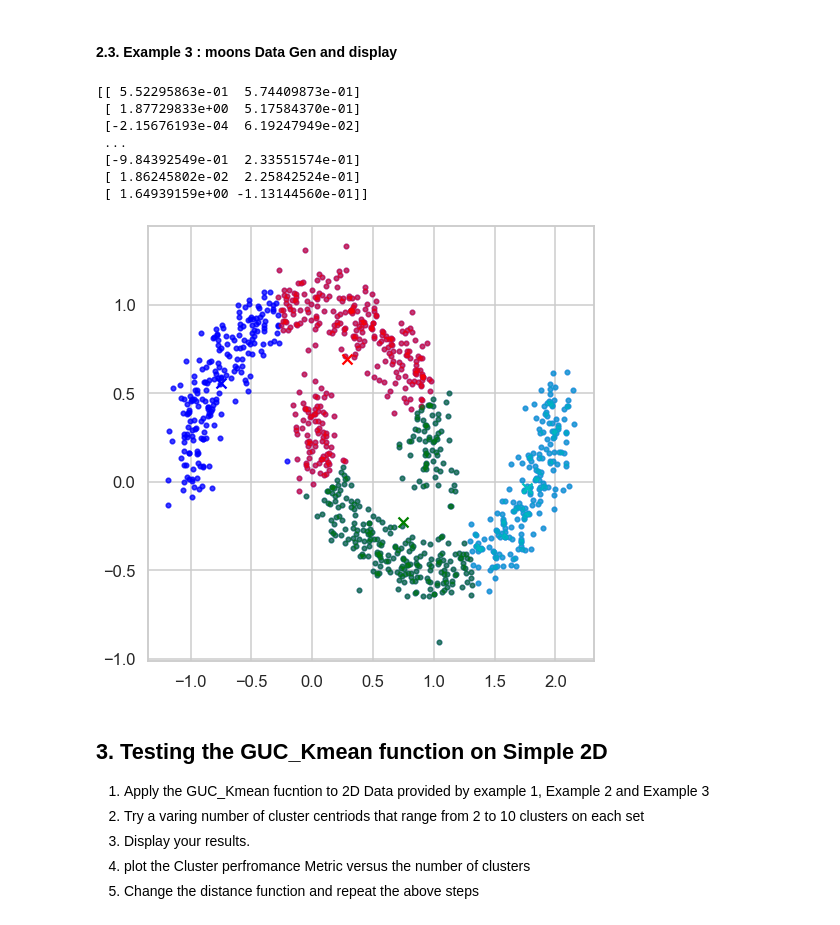
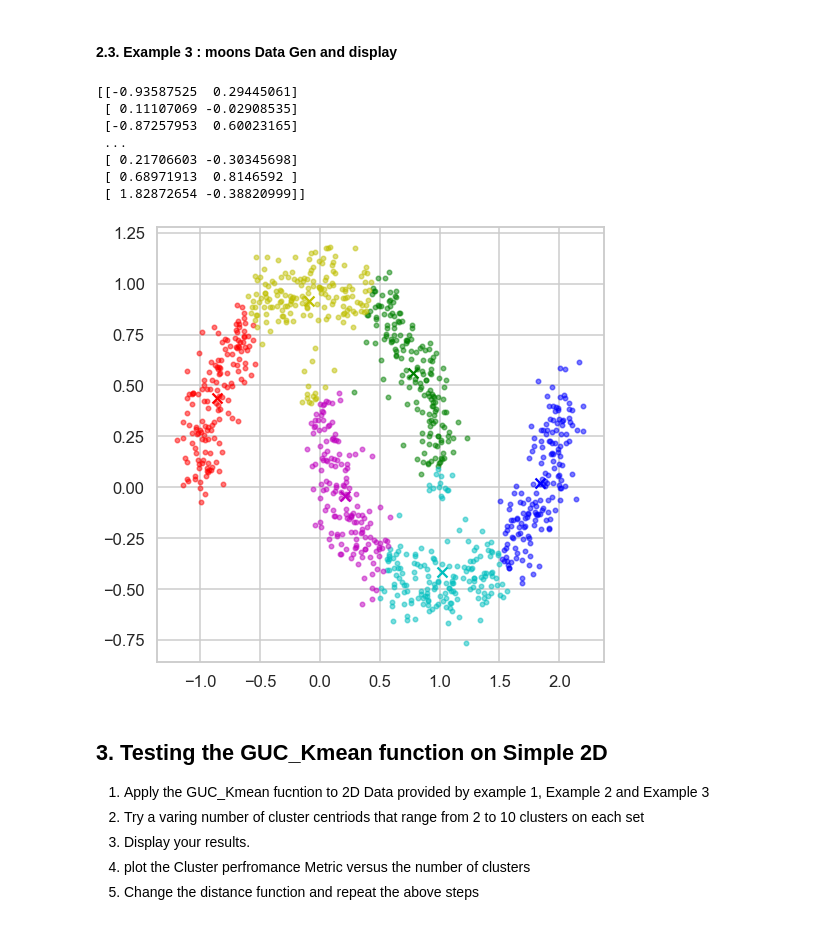
Before and after one commit to emadgamal4/Machine-Learning-Assignments, a Jupyter notebook: Assignment 1/GUC_Kmeans.ipynb, the cells around one changed output. Saved outputs shown, nothing was run; the diff lists cells and outputs as text; code cells hidden in the pictures.

```diff
--- a/Assignment 1/GUC_Kmeans.ipynb
+++ b/Assignment 1/GUC_Kmeans.ipynb
@@ -40,13 +40,11 @@ def GUC_Distance ( Cluster_Centroids, Data_points, Distance_Type ):
     for i in range(k):
         centroid = Cluster_Centroids[i]
         if Distance_Type == 'euclidean':
-            distances[i] = np.linalg.norm(Data_points - centroid,axis=1)
-#             distances = cdist(Data_points,Cluster_Centroids,'euclidean')
+#           distances[i] = np.linalg.norm(Data_points - centroid,axis=1)
+            distances = cdist(Data_points,Cluster_Centroids,'euclidean')
         else:
-#           distances[i] = np.abs(Data_points-centroid,axis=1)
             distances = cdist(Data_points,Cluster_Centroids,"correlation")
-    Cluster_Distance = distances.T
-    return Cluster_Distance
+    return distances
 # %%
 points = np.array([[1,2],[4,5],[7,8],[10,11],[13,14],[16,17]])
 centroids = np.array([[1,1],[2,2],[3,3],[4,4]])
@@ -270,19 +265,18 @@ display_cluster(X2 ,dic,  num_clusters=4)
 # %%
 n_samples = 1000
 X3, y3 = noisy_moons = make_moons(n_samples=n_samples, noise= .1)
 print(X3)
-display_cluster(X3)
-(clusters_heads ,  dic) = GUC_Kmean(X3,4, 'euclidean')
-display_cluster(X3 ,dic,  num_clusters=4)
+(clusters_heads ,  dic) = GUC_Kmean(X3,6, 'euclidean')
+display_cluster(X3 ,dic,  num_clusters=6)
 # %% [output]
-[[ 5.52295863e-01  5.74409873e-01]
- [ 1.87729833e+00  5.17584370e-01]
- [-2.15676193e-04  6.19247949e-02]
+[[-0.93587525  0.29445061]
+ [ 0.11107069 -0.02908535]
+ [-0.87257953  0.60023165]
  ...
- [-9.84392549e-01  2.33551574e-01]
- [ 1.86245802e-02  2.25842524e-01]
- [ 1.64939159e+00 -1.13144560e-01]]
+ [ 0.21706603 -0.30345698]
+ [ 0.68971913  0.8146592 ]
+ [ 1.82872654 -0.38820999]]
-[figure, old version]
+[figure, new version]
 # %% [markdown]
 ## 3. Testing the GUC_Kmean function on Simple 2D
 1. Apply the GUC_Kmean fucntion to 2D Data provided by example 1, Example 2 and Example 3
```
Also changed, not shown: parts of 15 cells of this notebook.
